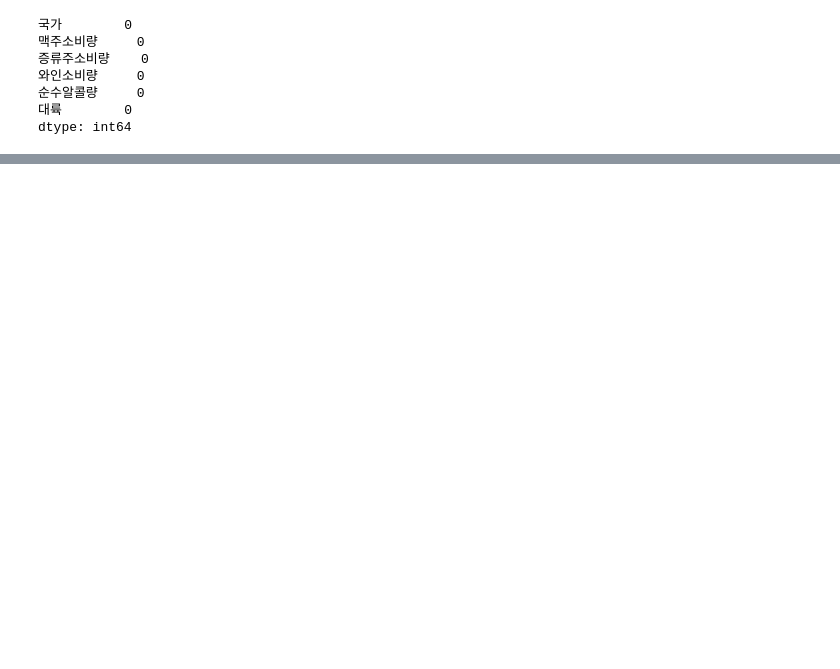
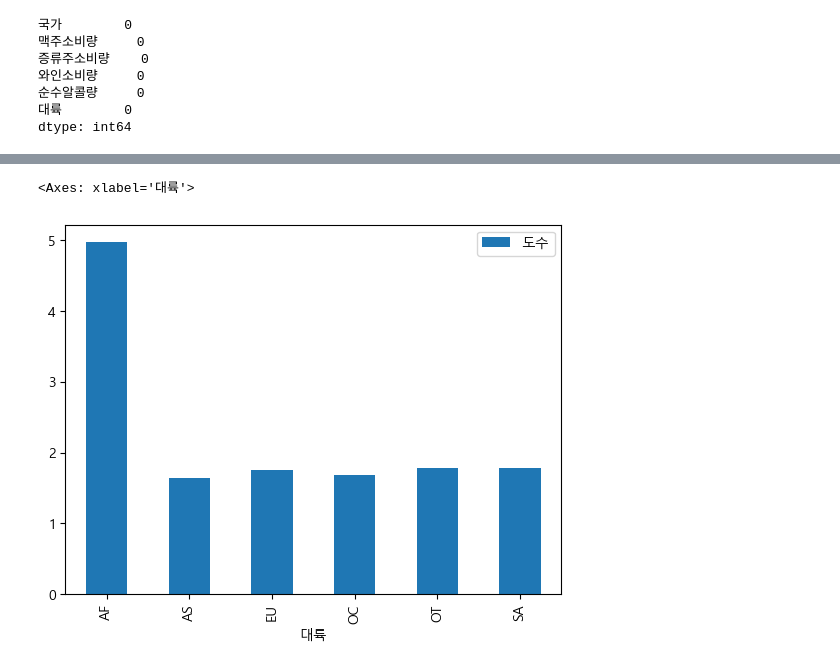
Before and after one commit to bsmoon-86/multicam_2025, a Jupyter notebook: 250915/01_matplot.ipynb, the cells around one changed output, grey strips where cells are left out. Drawn from its saved outputs; the diff is of its cells as text; code cells hidden in the pictures; blank space fills up the shorter version.

```diff
--- a/250915/01_matplot.ipynb
+++ b/250915/01_matplot.ipynb
@@ -271,2 +319,6 @@ df['맥주소비량'] + df['와인소비량'] + df['증류주소비량']
 # %%
 df['총술소비량'] = df.loc[ : ,'맥주소비량' : '와인소비량'].sum(axis=1)
+# %%
+# 도수 컬럼을 생성
+# (순수알콜량 / 총술소비량) * 100
+df['도수'] = ((df['순수알콜량'] / df['총술소비량']) * 100).fillna(0)
@@ -272,0 +350,11 @@ df['총술소비량'] = df.loc[ : ,'맥주소비량' : '와인소비량'].sum(ax
+# %%
+# case2 : pivot_table() 함수를 이용
+# pivot_table은 데이터프레임 안에도 존재, pandas에서도 존재
+df.pivot_table(
+    index = '대륙',
+    values = '도수',
+    aggfunc = 'mean'
+).plot(kind='bar')
+# %% [output]
+<Axes: xlabel='대륙'>
+[figure, added]
```
Also changed, not shown: parts of 14 cells of this notebook.
